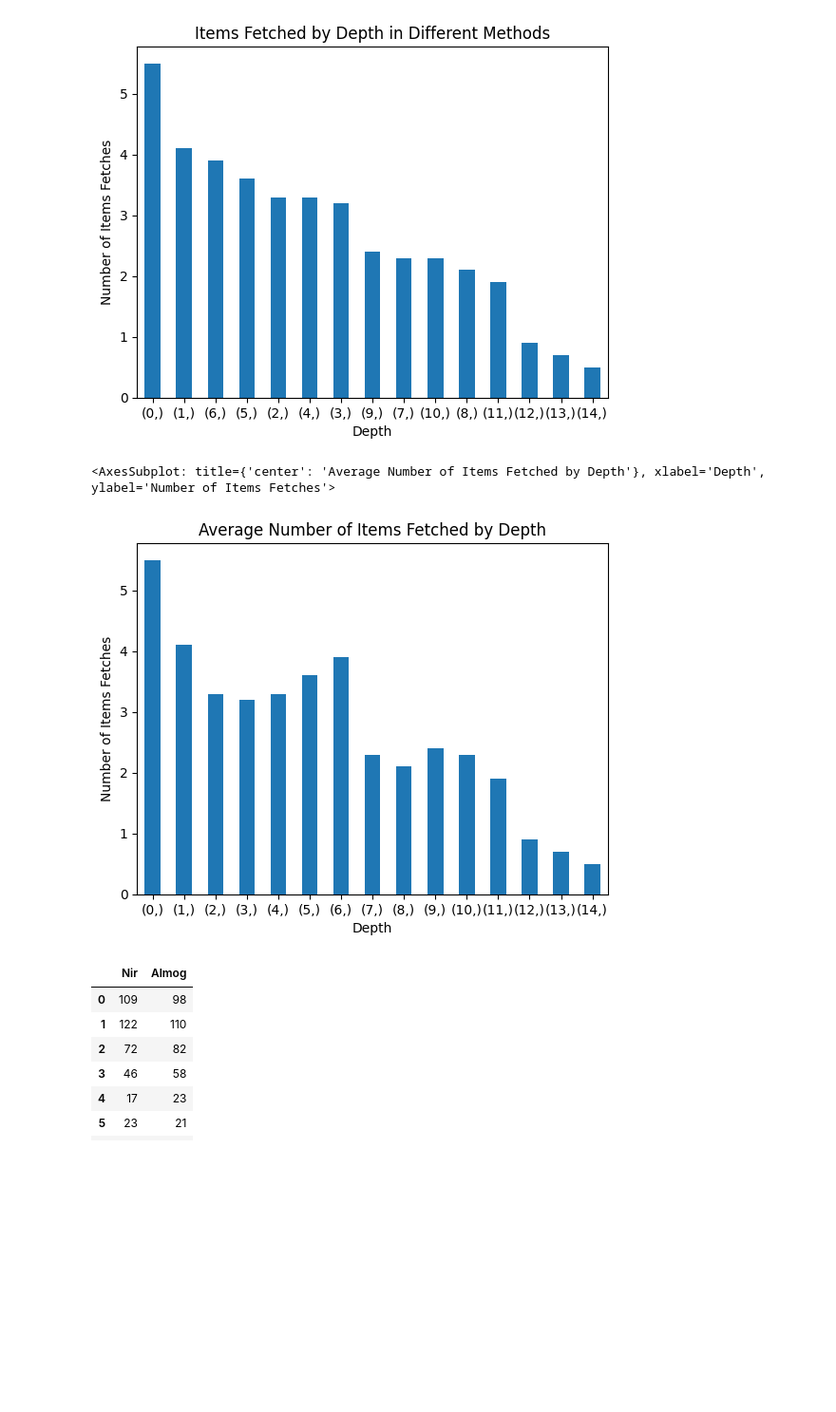
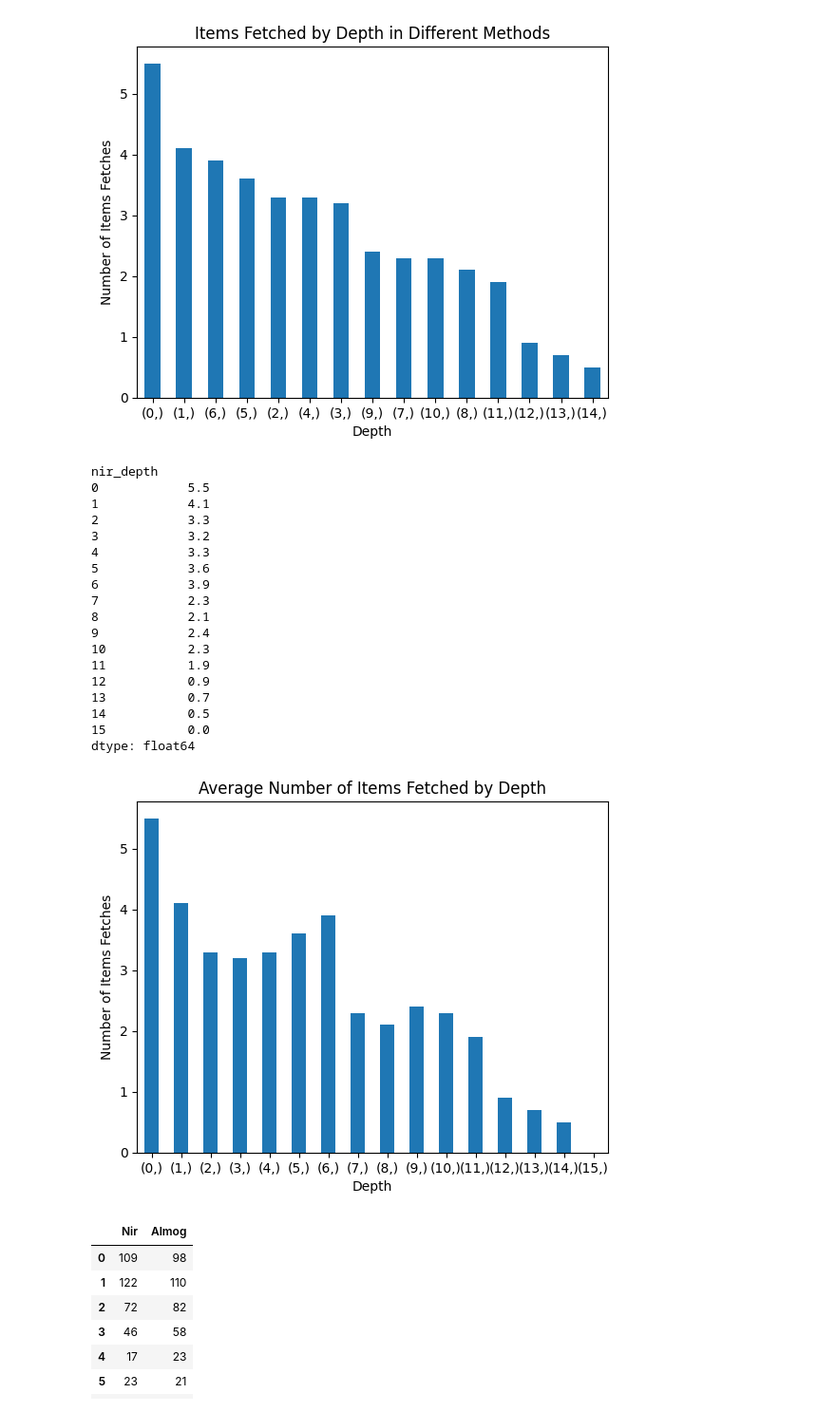
Before and after one commit to daniellepidt/facilities-design, a Jupyter notebook: heuristics_analysis.ipynb, the cells around one changed output. Shown at 95% size. Drawn from its saved outputs; the diff is of its cells as text; code cells hidden in the pictures; blank space fills up the shorter version.

Commit message:
Made changes to plots

```diff
--- a/heuristics_analysis.ipynb
+++ b/heuristics_analysis.ipynb
@@ -233,15 +233,34 @@ depth_data_by_value_counts
 [figure]
 # %%
 nir_depth_data_by_value_counts = (depth_data[["nir_depth"]].value_counts()/10).sort_index()
+nir_depth_data_by_value_counts.loc[len(nir_depth_data_by_value_counts)] = 0
 nir_depth_data_by_value_counts.plot.bar(
     title="Average Number of Items Fetched by Depth",
     xlabel="Depth",
     ylabel="Number of Items Fetches",
     rot=0
 )
+nir_depth_data_by_value_counts
 # %% [output]
-<AxesSubplot: title={'center': 'Average Number of Items Fetched by Depth'}, xlabel='Depth', ylabel='Number of Items Fetches'>
+nir_depth
+0            5.5
+1            4.1
+2            3.3
+3            3.2
+4            3.3
+5            3.6
+6            3.9
+7            2.3
+8            2.1
+9            2.4
+10           2.3
+11           1.9
+12           0.9
+13           0.7
+14           0.5
+15           0.0
+dtype: float64
-[figure, old version]
+[figure, new version]
 # %%
 nir_height_data_by_value_counts = height_data[["nir_height"]].value_counts()
 almog_height_data_by_value_counts = height_data[["almog_height"]].value_counts()
```
Also changed, not shown: parts of 1 cell of this notebook.
